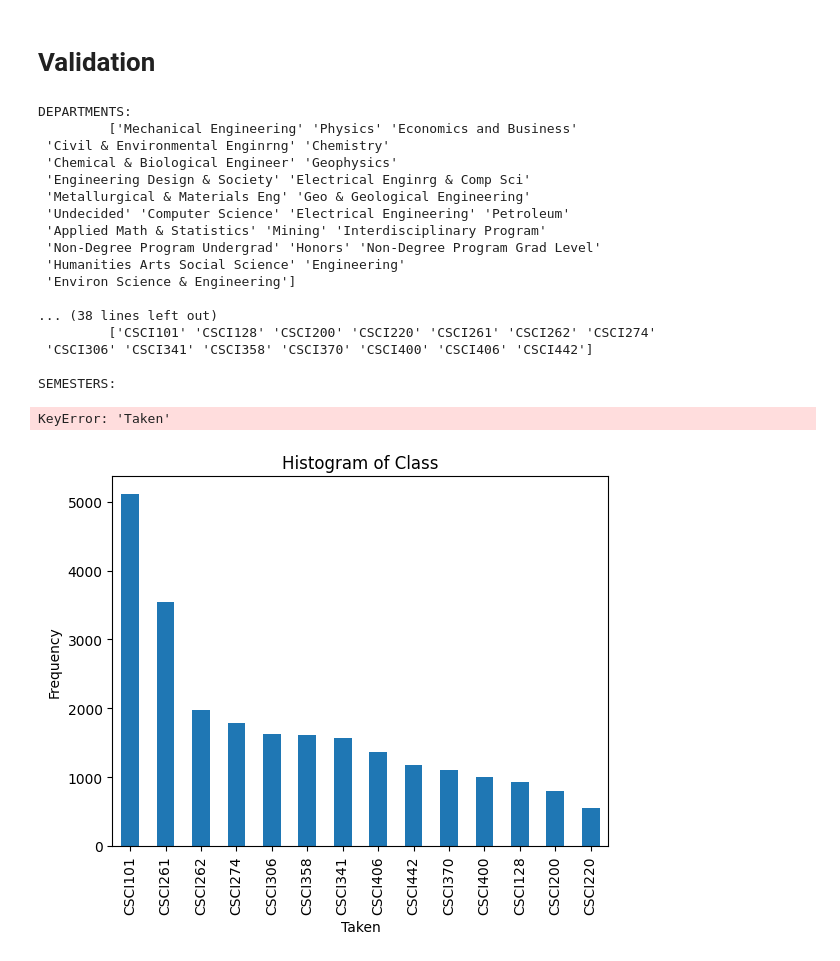
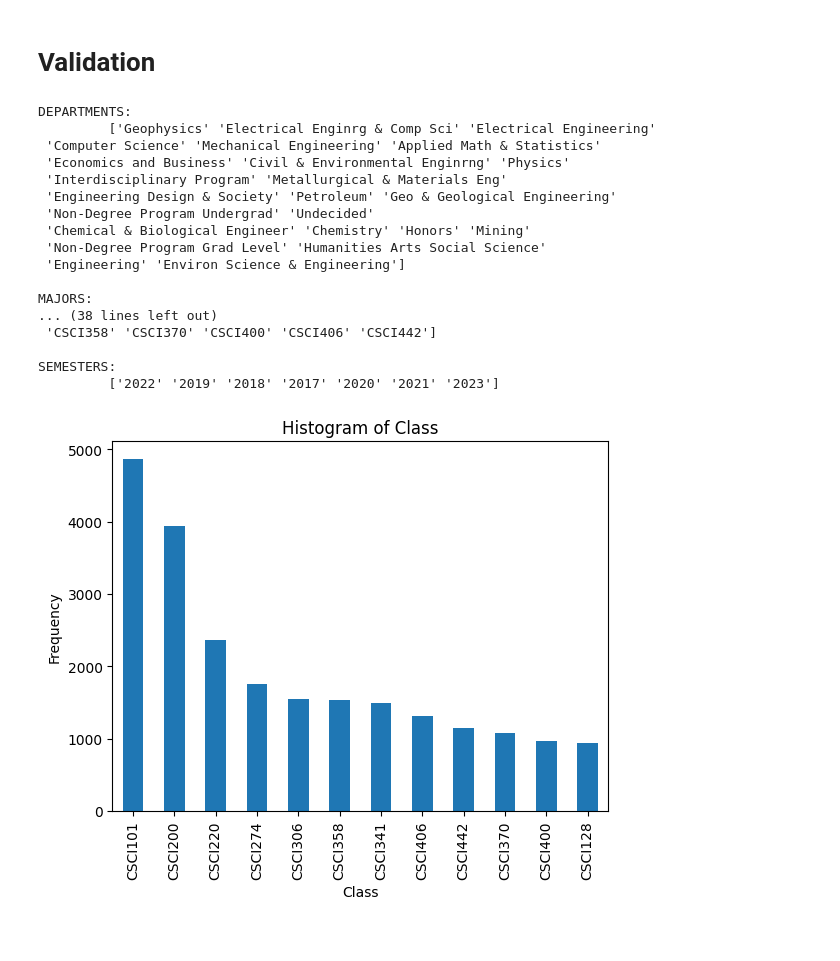
Before and after one commit to ifrycolorado/Enrollment_Project, a Jupyter notebook: src/pivot.ipynb, the cells around one changed output. Cells and saved outputs as stored; diff of their text form; code cells hidden in the pictures.

```diff
--- a/src/pivot.ipynb
+++ b/src/pivot.ipynb
@@ -25,11 +40,14 @@ melted_df = melted_df.drop(columns=['Garbage', 'Semester_Type'])
 
 # split taken
 melted_df[['Taken_Semester', 'Taken_Year']] = melted_df['Taken'].str.rsplit(' ', n=1, expand=True)
-melted_df = melted_df.drop(columns=['Taken'])
 
-# remove semesters prior to Fall 2017
-melted_df = melted_df[melted_df['Taken_Year'].astype(int) > 2016]
-melted_df = melted_df[~((melted_df['Taken_Year'].astype(int) == 2017) & (melted_df['Taken_Semester'] == 'Spring'))]
+# replace 261 with 200, 262 with 220
+melted_df['Class'] = melted_df['Class'].replace('CSCI261', 'CSCI200')
+melted_df['Class'] = melted_df['Class'].replace('CSCI262', 'CSCI220')
+
+# remove semesters prior to Fall 2017 (NOT NEEDED)
+# melted_df = melted_df[melted_df['Taken_Year'].astype(int) > 2016]
+# melted_df = melted_df[~((melted_df['Taken_Year'].astype(int) == 2017) & (melted_df['Taken_Semester'] == 'Spring'))]
 
 # Display the first few rows to verify
 melted_df.sort_values(by='id').head(10)
@@ -61,20 +79,19 @@ print("SEMESTERS:")
 print("\t", melted_df['Taken_Year'].unique(), '\n')
 # %% [output]
 DEPARTMENTS:
-         ['Mechanical Engineering' 'Physics' 'Economics and Business'
- 'Civil & Environmental Enginrng' 'Chemistry'
- 'Chemical & Biological Engineer' 'Geophysics'
- 'Engineering Design & Society' 'Electrical Enginrg & Comp Sci'
- 'Metallurgical & Materials Eng' 'Geo & Geological Engineering'
- 'Undecided' 'Computer Science' 'Electrical Engineering' 'Petroleum'
- 'Applied Math & Statistics' 'Mining' 'Interdisciplinary Program'
- 'Non-Degree Program Undergrad' 'Honors' 'Non-Degree Program Grad Level'
- 'Humanities Arts Social Science' 'Engineering'
- 'Environ Science & Engineering']
+         ['Geophysics' 'Electrical Enginrg & Comp Sci' 'Electrical Engineering'
+ 'Computer Science' 'Mechanical Engineering' 'Applied Math & Statistics'
+ 'Economics and Business' 'Civil & Environmental Enginrng' 'Physics'
+ 'Interdisciplinary Program' 'Metallurgical & Materials Eng'
+ 'Engineering Design & Society' 'Petroleum' 'Geo & Geological Engineering'
+ 'Non-Degree Program Undergrad' 'Undecided'
+ 'Chemical & Biological Engineer' 'Chemistry' 'Honors' 'Mining'
+ 'Non-Degree Program Grad Level' 'Humanities Arts Social Science'
+ 'Engineering' 'Environ Science & Engineering']
 
+MAJORS:
 ... (38 lines left out)
-         ['CSCI101' 'CSCI128' 'CSCI200' 'CSCI220' 'CSCI261' 'CSCI262' 'CSCI274'
- 'CSCI306' 'CSCI341' 'CSCI358' 'CSCI370' 'CSCI400' 'CSCI406' 'CSCI442']
+ 'CSCI358' 'CSCI370' 'CSCI400' 'CSCI406' 'CSCI442']
 
 SEMESTERS:
+         ['2022' '2019' '2018' '2017' '2020' '2021' '2023']
-KeyError: 'Taken'
@@ -81,9 +101,9 @@ KeyError: 'Taken'
 # %%
-# plot histogram of different Taken
+# plot histogram of different Classes
 melted_df['Class'].value_counts().plot(kind='bar')
 plt.title('Histogram of Class')
-plt.xlabel('Taken')
+plt.xlabel('Class')
 plt.ylabel('Frequency')
 plt.show()
 # %% [output]
-[figure, old version]
+[figure, new version]
```
Also changed, not shown: parts of 10 cells of this notebook, 1 other file.
